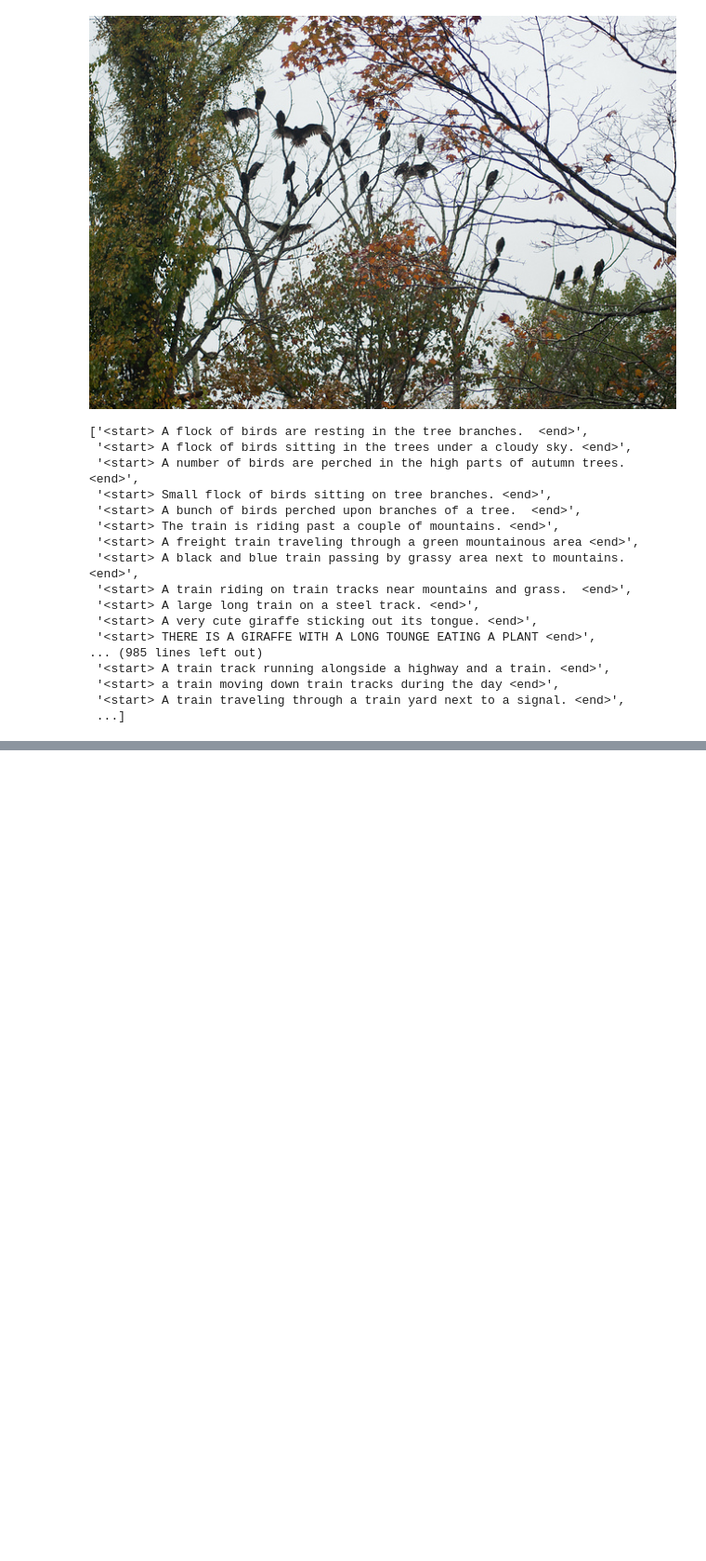
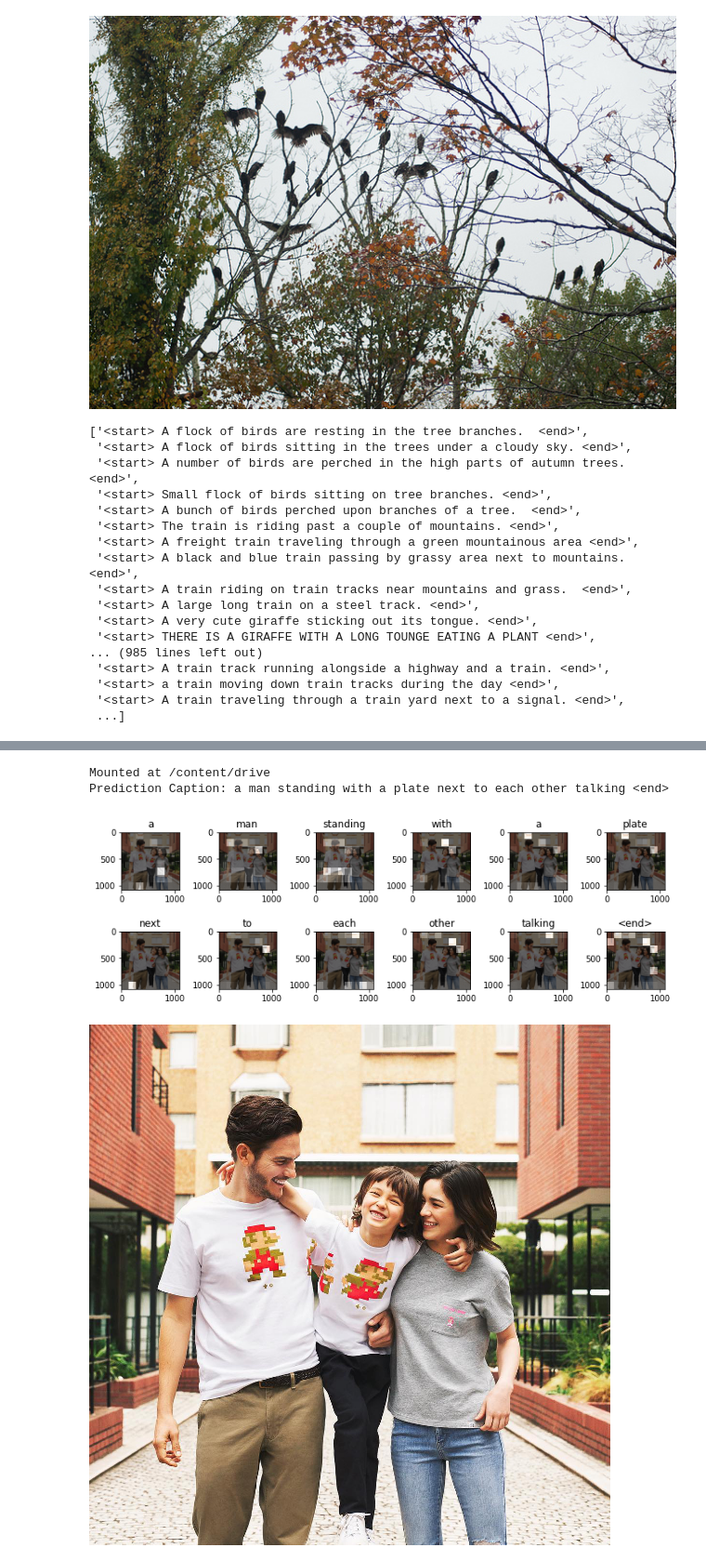
Before and after one commit to TitasDas/InstaIntel, a Jupyter notebook: image_captioning_v1.ipynb, the cells around one changed output, grey strips where cells are left out. Shown at 93% size. Cells and saved outputs as stored; diff of their text form; code cells hidden in the pictures; blank space fills up the shorter version.

```diff
--- a/image_captioning_v1.ipynb
+++ b/image_captioning_v1.ipynb
@@ -90,0 +181,11 @@ train_captions
+# %%
+BATCH_SIZE = 64
+BUFFER_SIZE = 1000
+embedding_dim = 256
+units = 512
+vocab_size = top_k + 1
+num_steps = len(img_name_train) // BATCH_SIZE
+# Shape of the vector extracted from InceptionV3 is (64, 2048)
+# These two variables represent that vector shape
+features_shape = 2048
+attention_features_shape = 64
@@ -90,0 +441,31 @@ train_captions
+# %%
+def plot_attention(image, result, attention_plot):
+    temp_image = np.array(Image.open(image))
+
+    fig = plt.figure(figsize=(10, 10))
+
+    len_result = len(result)
+    for i in range(len_result):
+        temp_att = np.resize(attention_plot[i], (8, 8))
+        grid_size = max(np.ceil(len_result/2), 2)
+        ax = fig.add_subplot(grid_size, grid_size, i+1)
+        ax.set_title(result[i])
+        img = ax.imshow(temp_image)
+        ax.imshow(temp_att, cmap='gray', alpha=0.6, extent=img.get_extent())
+
+    plt.tight_layout()
+    plt.show()
+# %%
+drive.mount('/content/drive')
+image_path = '/content/drive/MyDrive/Dataset/uniqlousa/2019-04-01_14-00-10_UTC.jpg'
+
+result, attention_plot = evaluate(image_path)
+print('Prediction Caption:', ' '.join(result))
+plot_attention(image_path, result, attention_plot)
+# opening the image
+Image.open(image_path)
+# %% [output]
+Mounted at /content/drive
+Prediction Caption: a man standing with a plate next to each other talking <end>
+[figure, added]
+[figure, added]
```
Also changed, not shown: parts of 19 cells of this notebook.
